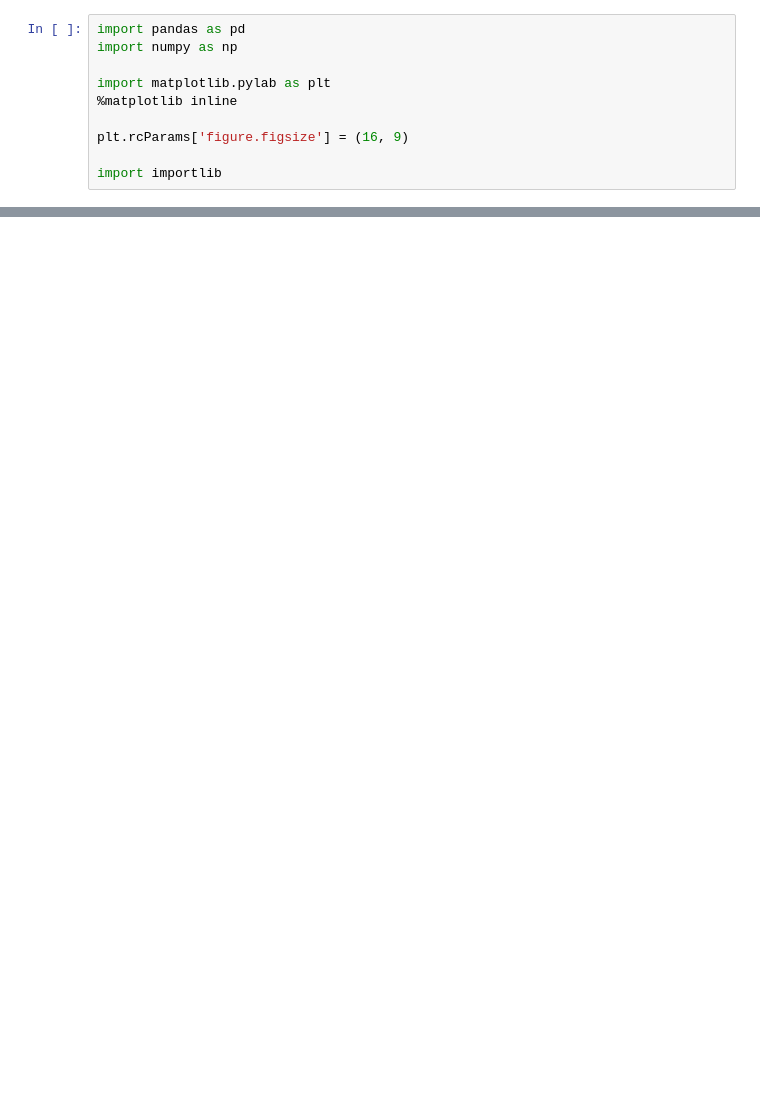
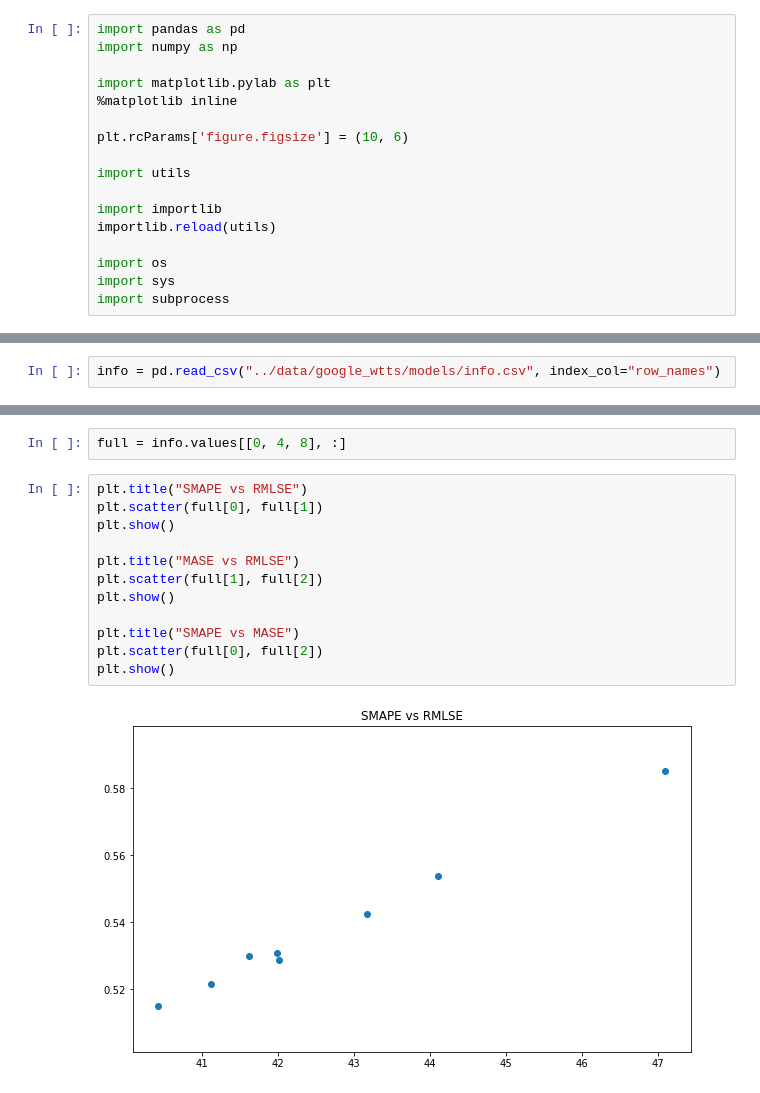
Before and after one commit to mmarinated/ProjectWiki, a Jupyter notebook: Untitled.ipynb, the cells around one changed output, grey strips where cells are left out. Drawn from its saved outputs; the diff is of its cells as text; blank space fills up the shorter version.

```diff
--- a/Untitled.ipynb
+++ b/Untitled.ipynb
@@ -5,6 +5,13 @@ import numpy as np
 import matplotlib.pylab as plt
 %matplotlib inline
 
-plt.rcParams['figure.figsize'] = (16, 9)
+plt.rcParams['figure.figsize'] = (10, 6)
+
+import utils
 
 import importlib
+importlib.reload(utils)
+
+import os
+import sys
+import subprocess
@@ -149,0 +18,2 @@ test
+# %%
+info = pd.read_csv("../data/google_wtts/models/info.csv", index_col="row_names")
@@ -149,0 +39,16 @@ test
+# %%
+full = info.values[[0, 4, 8], :]
+# %%
+plt.title("SMAPE vs RMLSE")
+plt.scatter(full[0], full[1])
+plt.show()
+
+plt.title("MASE vs RMLSE")
+plt.scatter(full[1], full[2])
+plt.show()
+
+plt.title("SMAPE vs MASE")
+plt.scatter(full[0], full[2])
+plt.show()
+# %% [output]
+[figure, added]
```
Also changed, not shown: parts of 31 cells of this notebook, 15 other files.
